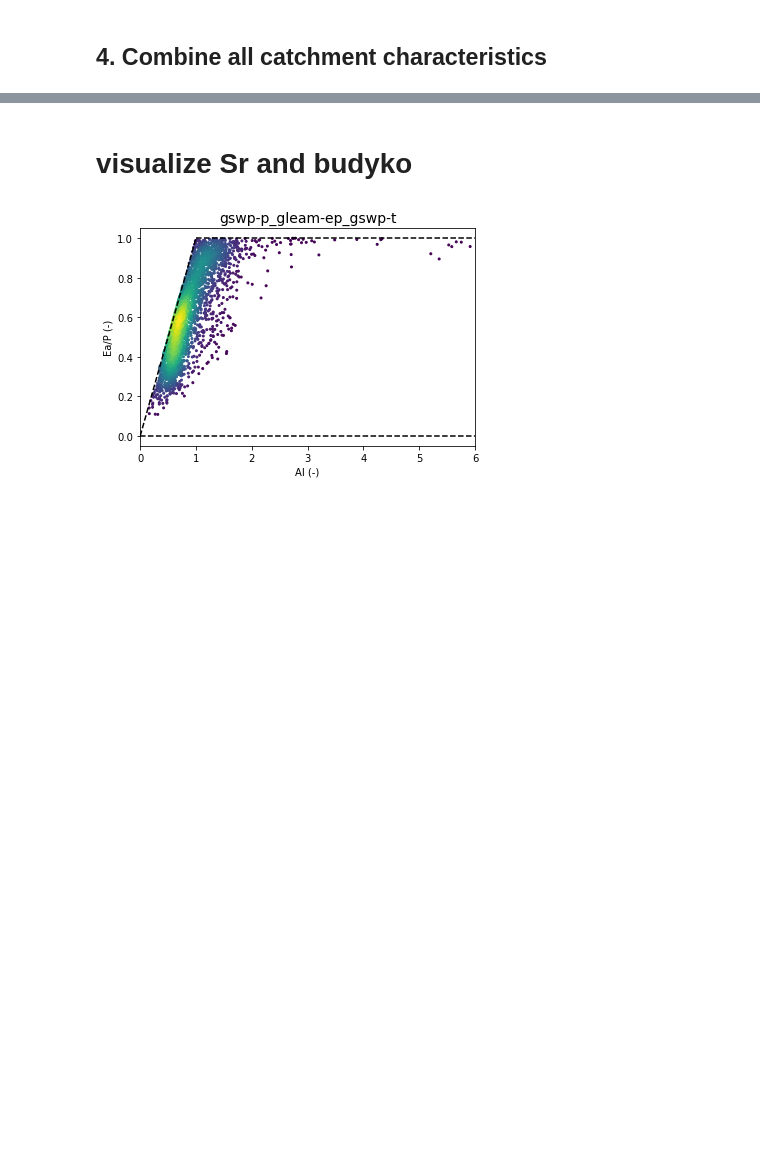
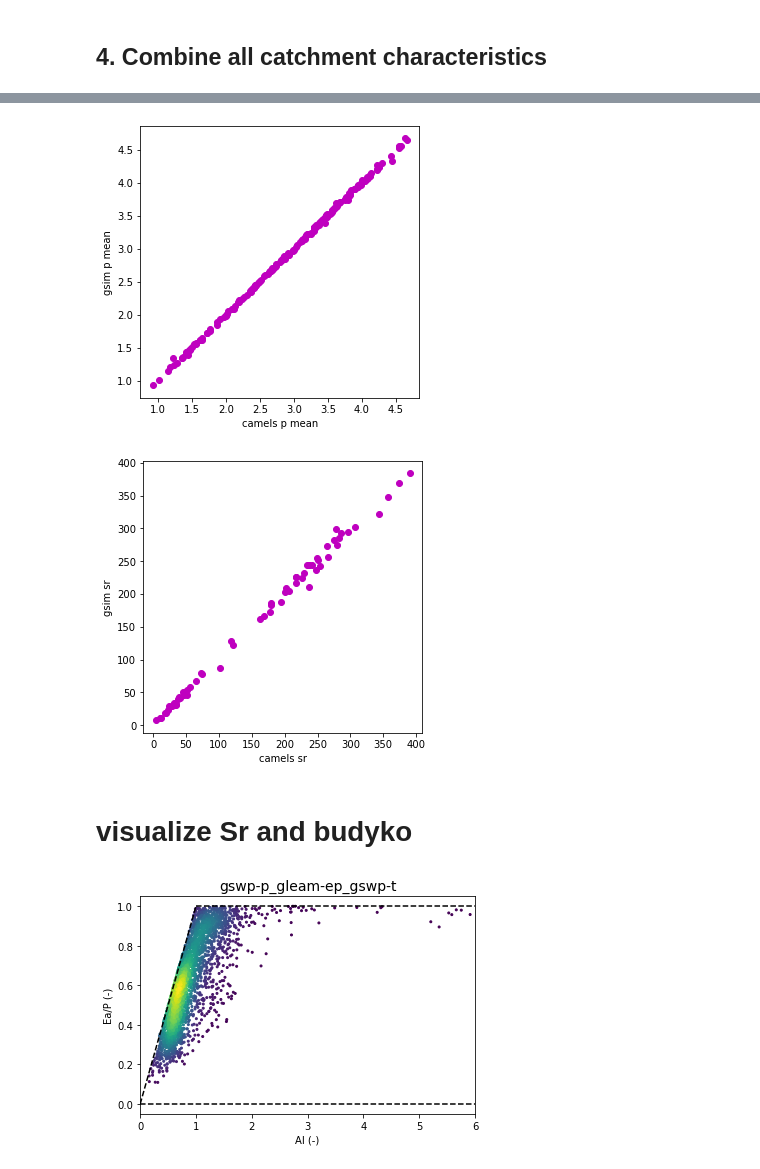
Before and after one commit to fvanoorschot/global_sr_module, a Jupyter notebook: catchment_descriptors.ipynb, the cells around one changed output, grey strips where cells are left out. Cells and saved outputs as stored; diff of their text form; code cells hidden in the pictures; blank space fills up the shorter version.

```diff
--- a/catchment_descriptors.ipynb
+++ b/catchment_descriptors.ipynb
@@ -554,0 +562,48 @@ co
+# %%
+gsim_ids = m.gsim_id.values
+gsim_ids = gsim_ids.astype('str')
+gsim_ids = np.char.lower(gsim_ids)
+
+c_ids = m.index.values
+# %%
+# find overlapping catchments inside df
+data_sources = 'gswp-p_gleam-ep_gswp-t'
+df = pd.read_csv(f'{work_dir}/output/catchment_characteristics/master_characteristics_{data_sources}.csv',index_col=0)
+
+g=[]
+for i in df.index:
+    if (i in gsim_ids):
+        g.append(i)
+
+c=[]
+for i in df.index:
+    if (i in c_ids):
+        c.append(i)
+# %%
+# compare camels and gsim catchment characteristics for overlapping catchments
+fig = plt.figure(figsize=(5,5))
+ax = fig.add_subplot(111)
+ax.set_xlabel('camels p mean')
+ax.set_ylabel('gsim p mean')
+for i in range(len(m)):
+    a = m.index[i]
+    b = m.iloc[i].gsim_id2
+    if ((a in c) and (b in g)):
+        f = df.loc[a].p_mean
+        h = df.loc[b].p_mean
+        ax.plot(f,h,'mo')
+
+fig = plt.figure(figsize=(5,5))
+ax = fig.add_subplot(111)
+ax.set_xlabel('camels sr')
+ax.set_ylabel('gsim sr')
+for i in range(len(m)):
+    a = m.index[i]
+    b = m.iloc[i].gsim_id2
+    if ((a in c) and (b in g)):
+        f = df.loc[a].sr_20
+        h = df.loc[b].sr_20
+        ax.plot(f,h,'mo')
+# %% [output]
+[figure, added]
+[figure, added]
```
Also changed, not shown: parts of 27 cells of this notebook, 7 other files.
